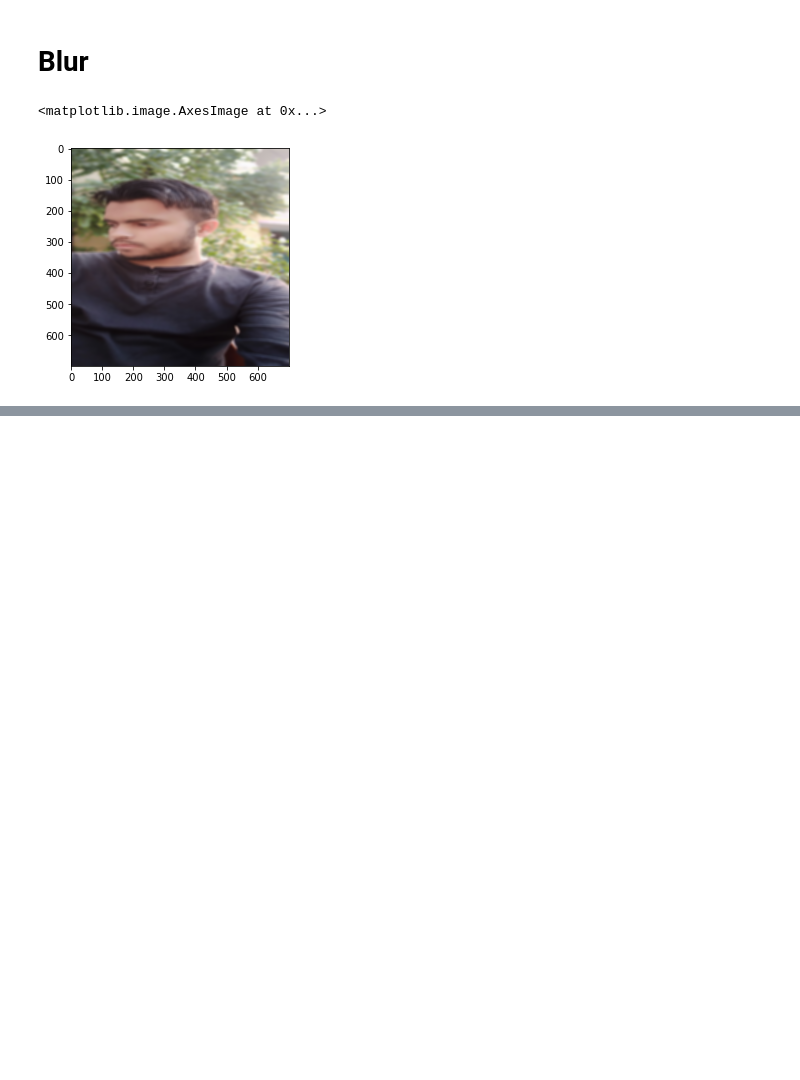
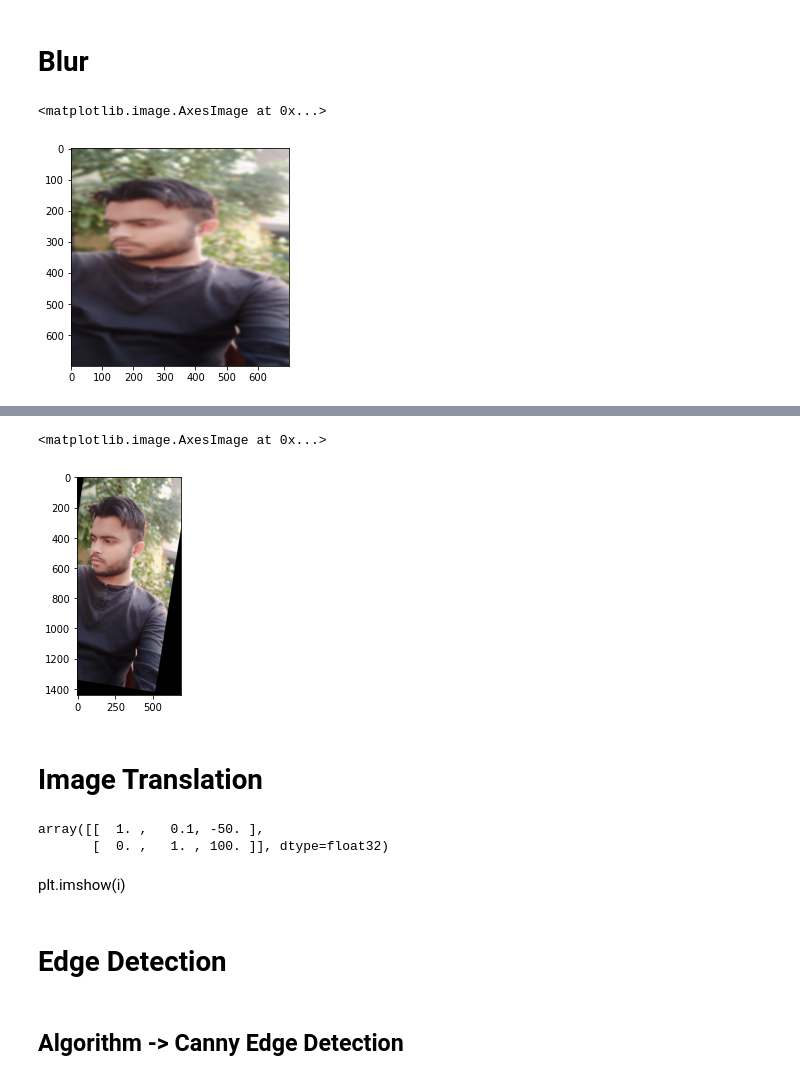
Before and after one commit to RaviMishra730/OpenCV2, a Jupyter notebook: Resizing and Blurring Images.ipynb, the cells around one changed output, grey strips where cells are left out. Saved outputs shown, nothing was run; the diff lists cells and outputs as text; code cells hidden in the pictures; blank space fills up the shorter version.

Commit message:
Code Added till Edge Detection

```diff
--- a/Resizing and Blurring Images.ipynb
+++ b/Resizing and Blurring Images.ipynb
@@ -81,0 +120,7 @@ plt.imshow(img_blur)
+# %%
+plt.imshow(image3)
+# %% [output]
+<matplotlib.image.AxesImage at 0x...>
+[figure, added]
+# %% [markdown]
+# Image Translation
@@ -81,0 +129,5 @@ plt.imshow(img_blur)
+# %%
+M
+# %% [output]
+array([[  1. ,   0.1, -50. ],
+       [  0. ,   1. , 100. ]], dtype=float32)
@@ -81,0 +136,6 @@ plt.imshow(img_blur)
+# %% [markdown]
+plt.imshow(i)
+# %% [markdown]
+# Edge Detection
+# %% [markdown]
+##  Algorithm -> Canny Edge Detection
```
Also changed, not shown: parts of 20 cells of this notebook.
